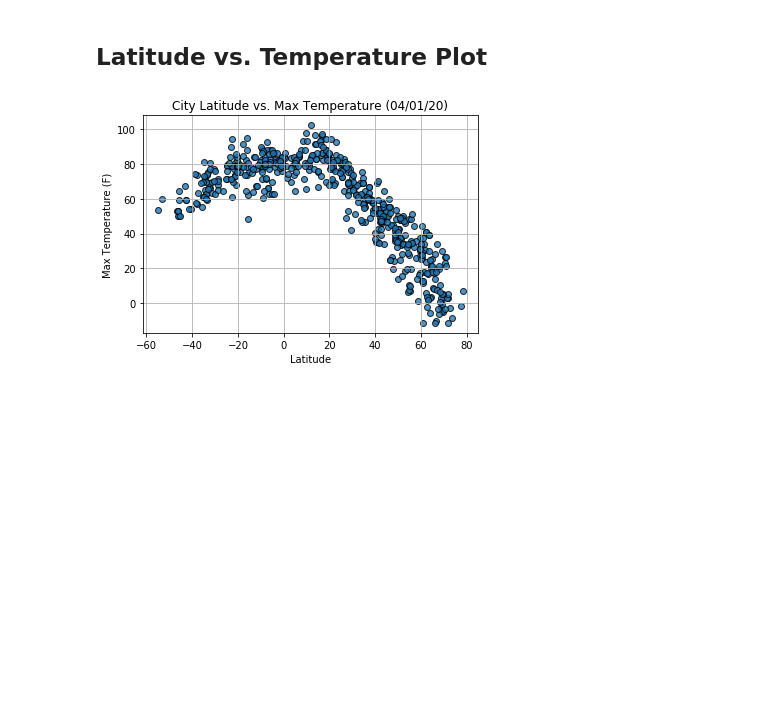
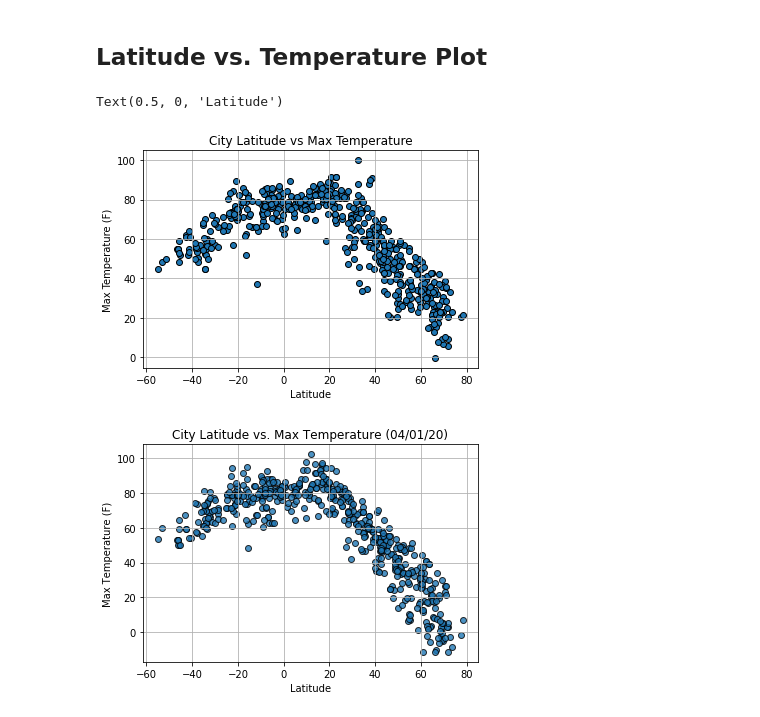
Before and after one commit to paulywog13/python-api-challenge, a Jupyter notebook: WeatherPy/WeatherPy.ipynb, the cells around one changed output. Drawn from its saved outputs; the diff is of its cells as text; code cells hidden in the pictures; blank space fills up the shorter version.

Commit message:
Scatter plots added to the file

```diff
--- a/WeatherPy/WeatherPy.ipynb
+++ b/WeatherPy/WeatherPy.ipynb
@@ -217,6 +233,15 @@ Int64Index([], dtype='int64')
 * Save the plotted figures as .pngs.
 # %% [markdown]
 ## Latitude vs. Temperature Plot
+# %%
+plt.scatter(weather_summary_df['Lat'], weather_summary_df['Max Temp'], edgecolors='black')
+plt.grid(True)
+plt.title('City Latitude vs Max Temperature')
+plt.ylabel('Max Temperature (F)')
+plt.xlabel('Latitude')
+# %% [output]
+Text(0.5, 0, 'Latitude')
+[figure, added]
 # %%
 # %% [output]
 [figure]
```
Also changed, not shown: parts of 8 cells of this notebook, 1 other file.
